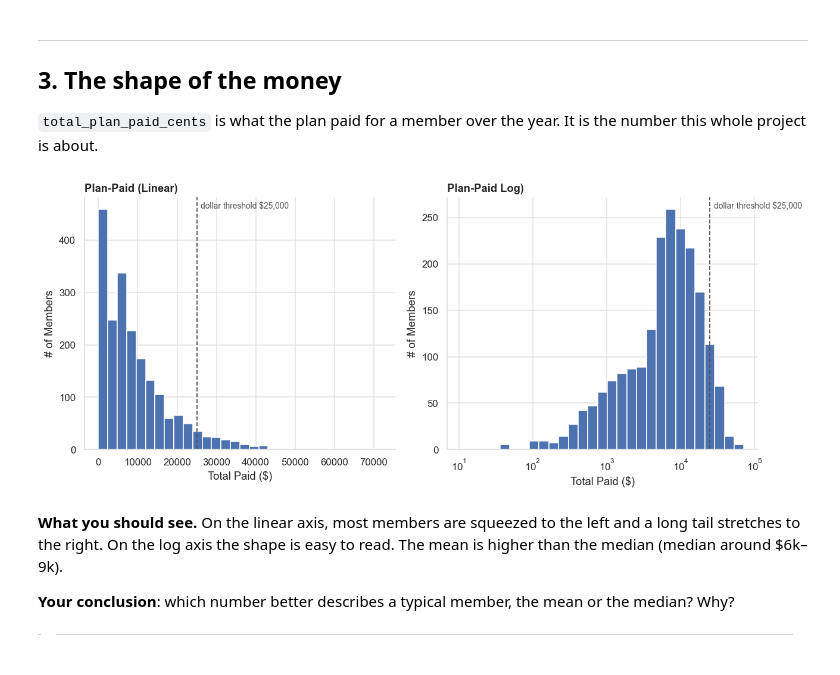
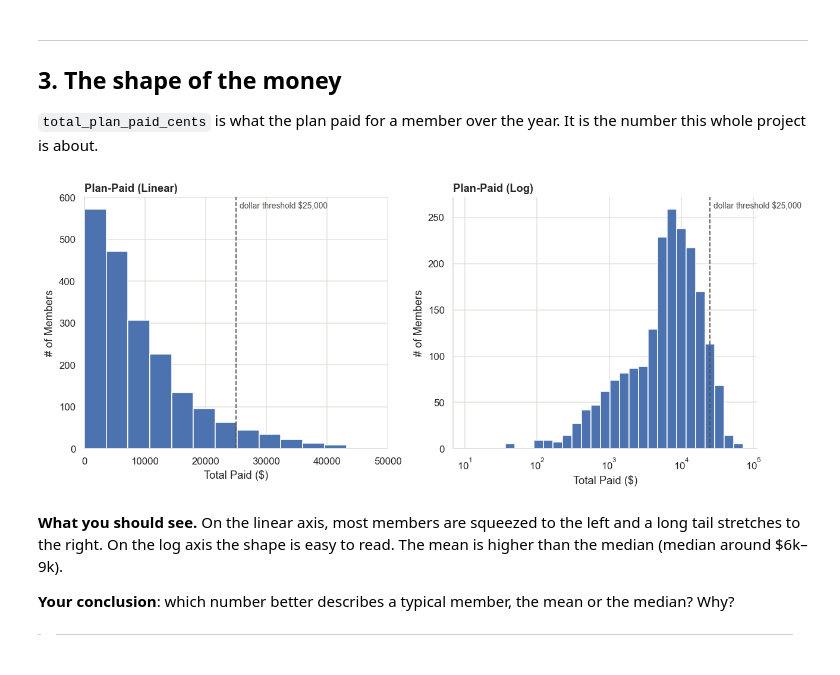
Before and after one commit to jayswizlet/claims-cost-predictor, a Jupyter notebook: notebooks/week-02-eda.ipynb, the cells around one changed output. Saved outputs shown, nothing was run; the diff lists cells and outputs as text; code cells hidden in the pictures.

```diff
--- a/notebooks/week-02-eda.ipynb
+++ b/notebooks/week-02-eda.ipynb
@@ -291,36 +285,37 @@ the number this whole project is about.
 
 # your code here
 paid = summary["total_plan_paid_cents"] / 100
 
 fig, ax = plt.subplots(1, 2, figsize=(12, 5))
 
 #linear
-ax[0].hist(paid, bins=30)
+ax[0].hist(paid, bins=20)
 ax[0].set_title("Plan-Paid (Linear)")
 ax[0].set_xlabel("Total Paid ($)")
 ax[0].set_ylabel("# of Members")
+ax[0].set_xlim(0,50000)
 threshold_line(ax[0])
 
 #logarithmic
 positive_paid = paid[paid > 0]
 
 bins = np.logspace(
     np.log10(positive_paid.min()),
     np.log10(positive_paid.max()),
     30
 )
 
 ax[1].hist(positive_paid, bins=bins)
 ax[1].set_xscale("log")
-ax[1].set_title("Plan-Paid Log)")
+ax[1].set_title("Plan-Paid (Log)")
 ax[1].set_xlabel("Total Paid ($)")
 ax[1].set_ylabel("# of Members")
 threshold_line(ax[1])
 
 plt.tight_layout()
 plt.show()
 # %% [output]
-[figure, old version]
+[figure, new version]
 # %% [markdown]
 **What you should see.** On the linear axis, most members are squeezed to the
 left and a long tail stretches to the right. On the log axis the shape is easy
```
Also changed, not shown: parts of 1 cell of this notebook.
